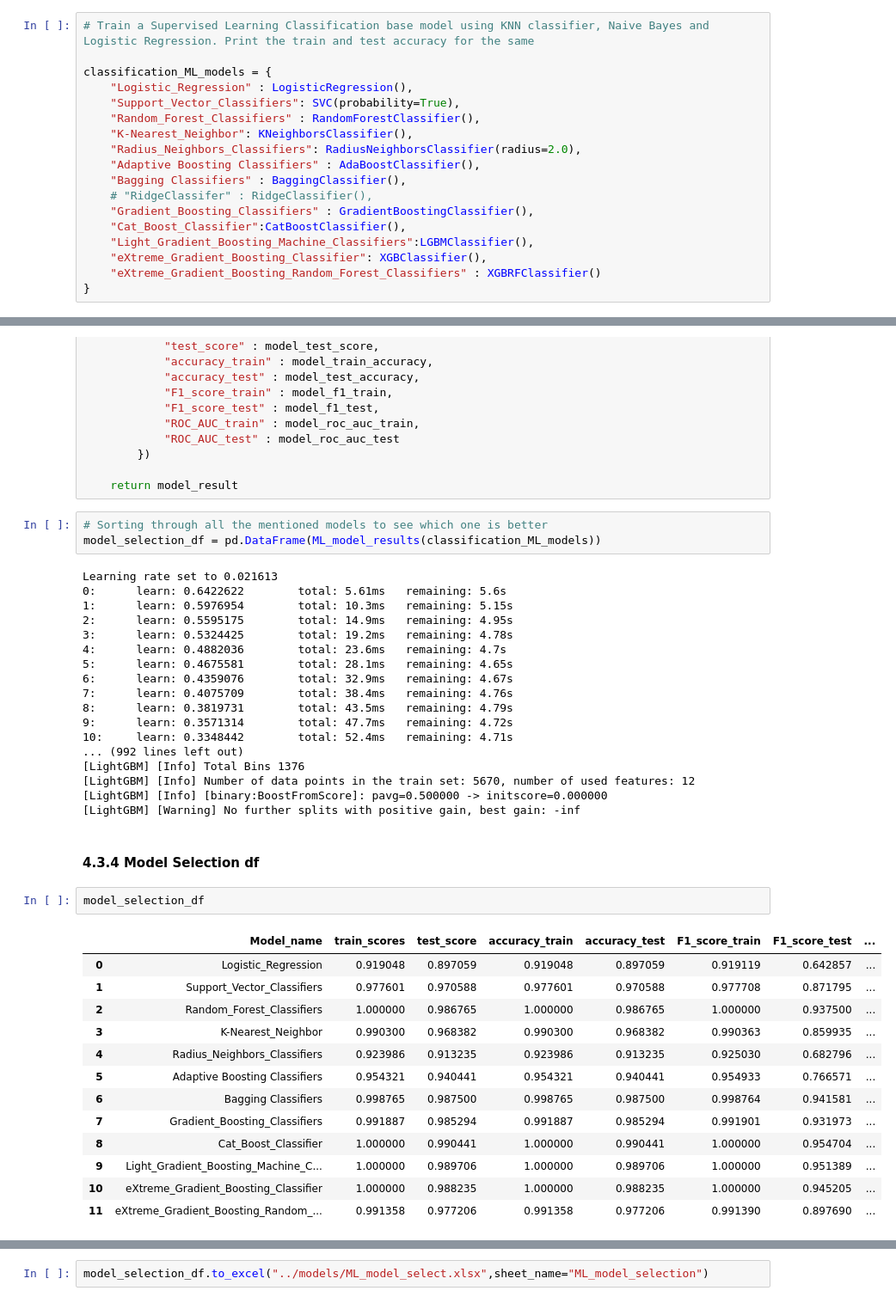
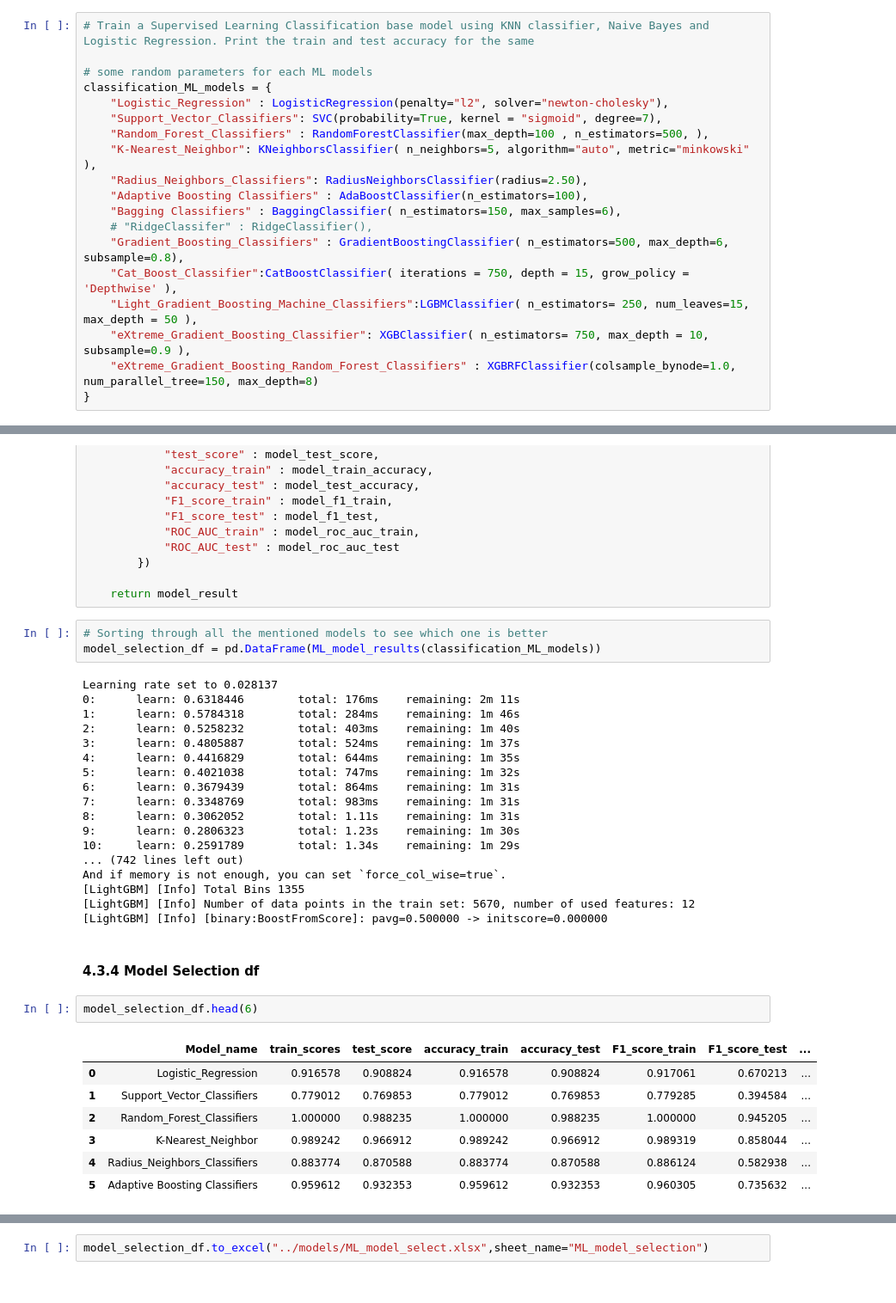
Before and after one commit to AshwinAshok3/Personal-Loan, a Jupyter notebook: src/Notebooks/Capstone_Project_-_Thera_Bank_Personal_Loan_Campain_-_Jupyter_Notebook (1).ipynb, the cells around one changed output, grey strips where cells are left out. Shown at 86% size. Cells and saved outputs as stored; diff of their text form.

```diff
--- a/src/Notebooks/Capstone_Project_-_Thera_Bank_Personal_Loan_Campain_-_Jupyter_Notebook (1).ipynb
+++ b/src/Notebooks/Capstone_Project_-_Thera_Bank_Personal_Loan_Campain_-_Jupyter_Notebook (1).ipynb
@@ -739,20 +740,21 @@ Machine learning models that are being used are :-
 # %%
 # Train a Supervised Learning Classification base model using KNN classifier, Naive Bayes and Logistic Regression. Print the train and test accuracy for the same
 
+# some random parameters for each ML models
 classification_ML_models = {
-    "Logistic_Regression" : LogisticRegression(),
-    "Support_Vector_Classifiers": SVC(probability=True),
-    "Random_Forest_Classifiers" : RandomForestClassifier(),
-    "K-Nearest_Neighbor": KNeighborsClassifier(),
-    "Radius_Neighbors_Classifiers": RadiusNeighborsClassifier(radius=2.0),
-    "Adaptive Boosting Classifiers" : AdaBoostClassifier(),
-    "Bagging Classifiers" : BaggingClassifier(),
+    "Logistic_Regression" : LogisticRegression(penalty="l2", solver="newton-cholesky"),
+    "Support_Vector_Classifiers": SVC(probability=True, kernel = "sigmoid", degree=7),
+    "Random_Forest_Classifiers" : RandomForestClassifier(max_depth=100 , n_estimators=500, ),
+    "K-Nearest_Neighbor": KNeighborsClassifier( n_neighbors=5, algorithm="auto", metric="minkowski" ),
+    "Radius_Neighbors_Classifiers": RadiusNeighborsClassifier(radius=2.50),
+    "Adaptive Boosting Classifiers" : AdaBoostClassifier(n_estimators=100),
+    "Bagging Classifiers" : BaggingClassifier( n_estimators=150, max_samples=6),
     # "RidgeClassifer" : RidgeClassifier(),
-    "Gradient_Boosting_Classifiers" : GradientBoostingClassifier(),
-    "Cat_Boost_Classifier":CatBoostClassifier(),
-    "Light_Gradient_Boosting_Machine_Classifiers":LGBMClassifier(),
-    "eXtreme_Gradient_Boosting_Classifier": XGBClassifier(),
-    "eXtreme_Gradient_Boosting_Random_Forest_Classifiers" : XGBRFClassifier()
+    "Gradient_Boosting_Classifiers" : GradientBoostingClassifier( n_estimators=500, max_depth=6, subsample=0.8),
+    "Cat_Boost_Classifier":CatBoostClassifier( iterations = 750, depth = 15, grow_policy = 'Depthwise' ),
+    "Light_Gradient_Boosting_Machine_Classifiers":LGBMClassifier( n_estimators= 250, num_leaves=15, max_depth = 50 ),
+    "eXtreme_Gradient_Boosting_Classifier": XGBClassifier( n_estimators= 750, max_depth = 10, subsample=0.9 ),
+    "eXtreme_Gradient_Boosting_Random_Forest_Classifiers" : XGBRFClassifier(colsample_bynode=1.0,  num_parallel_tree=150, max_depth=8)
 }
 # %% [markdown]
 #### 4.3.3 Model Choosing
@@ -814,38 +816,32 @@ def ML_model_results(models_ls):
 # Sorting through all the mentioned models to see which one is better
 model_selection_df = pd.DataFrame(ML_model_results(classification_ML_models))
 # %% [output]
-Learning rate set to 0.021613
-0:      learn: 0.6422622        total: 5.61ms   remaining: 5.6s
-1:      learn: 0.5976954        total: 10.3ms   remaining: 5.15s
-2:      learn: 0.5595175        total: 14.9ms   remaining: 4.95s
-3:      learn: 0.5324425        total: 19.2ms   remaining: 4.78s
-4:      learn: 0.4882036        total: 23.6ms   remaining: 4.7s
-5:      learn: 0.4675581        total: 28.1ms   remaining: 4.65s
-6:      learn: 0.4359076        total: 32.9ms   remaining: 4.67s
-7:      learn: 0.4075709        total: 38.4ms   remaining: 4.76s
-8:      learn: 0.3819731        total: 43.5ms   remaining: 4.79s
-9:      learn: 0.3571314        total: 47.7ms   remaining: 4.72s
-10:     learn: 0.3348442        total: 52.4ms   remaining: 4.71s
-... (992 lines left out)
-[LightGBM] [Info] Total Bins 1376
+Learning rate set to 0.028137
+0:      learn: 0.6318446        total: 176ms    remaining: 2m 11s
+1:      learn: 0.5784318        total: 284ms    remaining: 1m 46s
+2:      learn: 0.5258232        total: 403ms    remaining: 1m 40s
+3:      learn: 0.4805887        total: 524ms    remaining: 1m 37s
+4:      learn: 0.4416829        total: 644ms    remaining: 1m 35s
+5:      learn: 0.4021038        total: 747ms    remaining: 1m 32s
+6:      learn: 0.3679439        total: 864ms    remaining: 1m 31s
+7:      learn: 0.3348769        total: 983ms    remaining: 1m 31s
+8:      learn: 0.3062052        total: 1.11s    remaining: 1m 31s
+9:      learn: 0.2806323        total: 1.23s    remaining: 1m 30s
+10:     learn: 0.2591789        total: 1.34s    remaining: 1m 29s
+... (742 lines left out)
+And if memory is not enough, you can set `force_col_wise=true`.
+[LightGBM] [Info] Total Bins 1355
 [LightGBM] [Info] Number of data points in the train set: 5670, number of used features: 12
 [LightGBM] [Info] [binary:BoostFromScore]: pavg=0.500000 -> initscore=0.000000
-[LightGBM] [Warning] No further splits with positive gain, best gain: -inf
 # %% [markdown]
 #### 4.3.4 Model Selection df
 # %%
-model_selection_df
+model_selection_df.head(6)
 # %% [output]
 |  | Model_name | train_scores | test_score | accuracy_train | accuracy_test | F1_score_train | F1_score_test | ... |
-| 0 | Logistic_Regression | 0.919048 | 0.897059 | 0.919048 | 0.897059 | 0.919119 | 0.642857 | ... |
-| 1 | Support_Vector_Classifiers | 0.977601 | 0.970588 | 0.977601 | 0.970588 | 0.977708 | 0.871795 | ... |
-| 2 | Random_Forest_Classifiers | 1.000000 | 0.986765 | 1.000000 | 0.986765 | 1.000000 | 0.937500 | ... |
-| 3 | K-Nearest_Neighbor | 0.990300 | 0.968382 | 0.990300 | 0.968382 | 0.990363 | 0.859935 | ... |
-| 4 | Radius_Neighbors_Classifiers | 0.923986 | 0.913235 | 0.923986 | 0.913235 | 0.925030 | 0.682796 | ... |
-| 5 | Adaptive Boosting Classifiers | 0.954321 | 0.940441 | 0.954321 | 0.940441 | 0.954933 | 0.766571 | ... |
-| 6 | Bagging Classifiers | 0.998765 | 0.987500 | 0.998765 | 0.987500 | 0.998764 | 0.941581 | ... |
-| 7 | Gradient_Boosting_Classifiers | 0.991887 | 0.985294 | 0.991887 | 0.985294 | 0.991901 | 0.931973 | ... |
-| 8 | Cat_Boost_Classifier | 1.000000 | 0.990441 | 1.000000 | 0.990441 | 1.000000 | 0.954704 | ... |
-| 9 | Light_Gradient_Boosting_Machine_C... | 1.000000 | 0.989706 | 1.000000 | 0.989706 | 1.000000 | 0.951389 | ... |
-| 10 | eXtreme_Gradient_Boosting_Classifier | 1.000000 | 0.988235 | 1.000000 | 0.988235 | 1.000000 | 0.945205 | ... |
-| 11 | eXtreme_Gradient_Boosting_Random_... | 0.991358 | 0.977206 | 0.991358 | 0.977206 | 0.991390 | 0.897690 | ... |
+| 0 | Logistic_Regression | 0.916578 | 0.908824 | 0.916578 | 0.908824 | 0.917061 | 0.670213 | ... |
+| 1 | Support_Vector_Classifiers | 0.779012 | 0.769853 | 0.779012 | 0.769853 | 0.779285 | 0.394584 | ... |
+| 2 | Random_Forest_Classifiers | 1.000000 | 0.988235 | 1.000000 | 0.988235 | 1.000000 | 0.945205 | ... |
+| 3 | K-Nearest_Neighbor | 0.989242 | 0.966912 | 0.989242 | 0.966912 | 0.989319 | 0.858044 | ... |
+| 4 | Radius_Neighbors_Classifiers | 0.883774 | 0.870588 | 0.883774 | 0.870588 | 0.886124 | 0.582938 | ... |
+| 5 | Adaptive Boosting Classifiers | 0.959612 | 0.932353 | 0.959612 | 0.932353 | 0.960305 | 0.735632 | ... |
```
Also changed, not shown: parts of 18 cells of this notebook, 11 other files.
